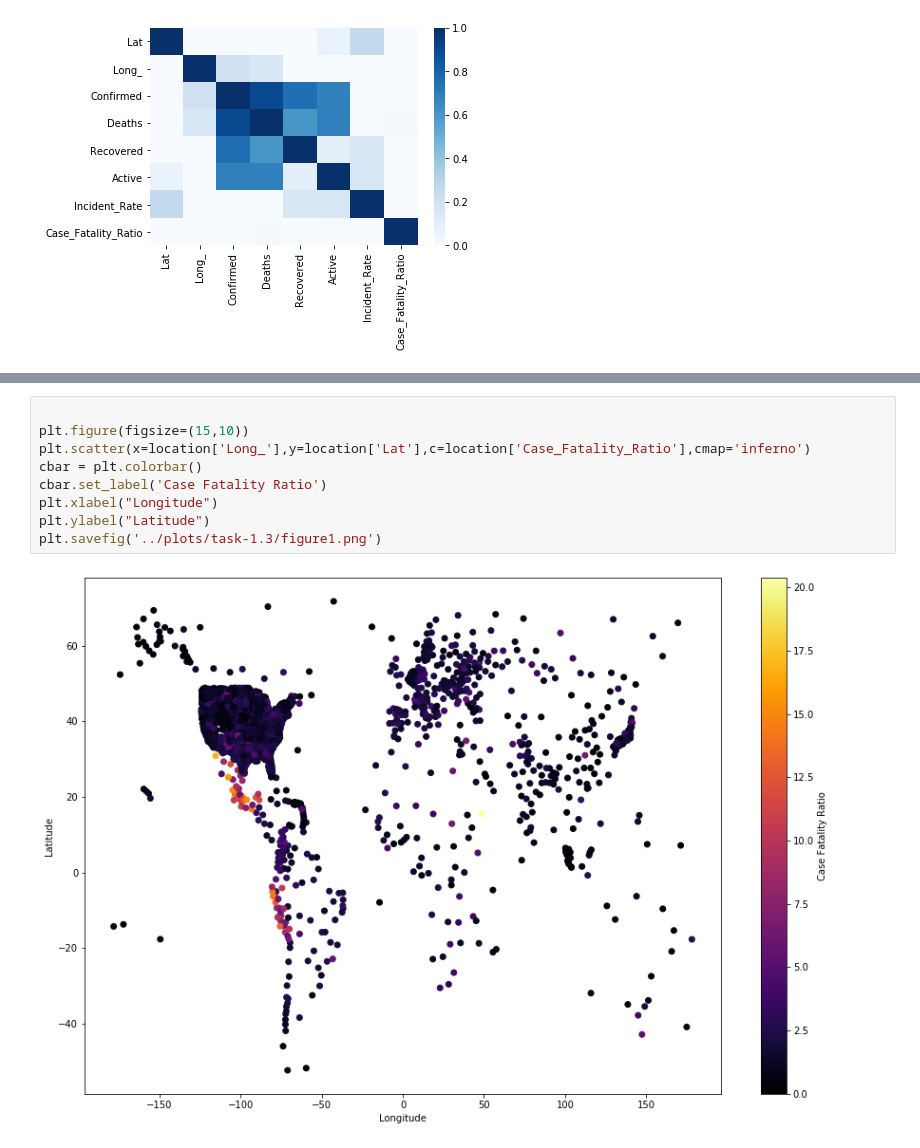
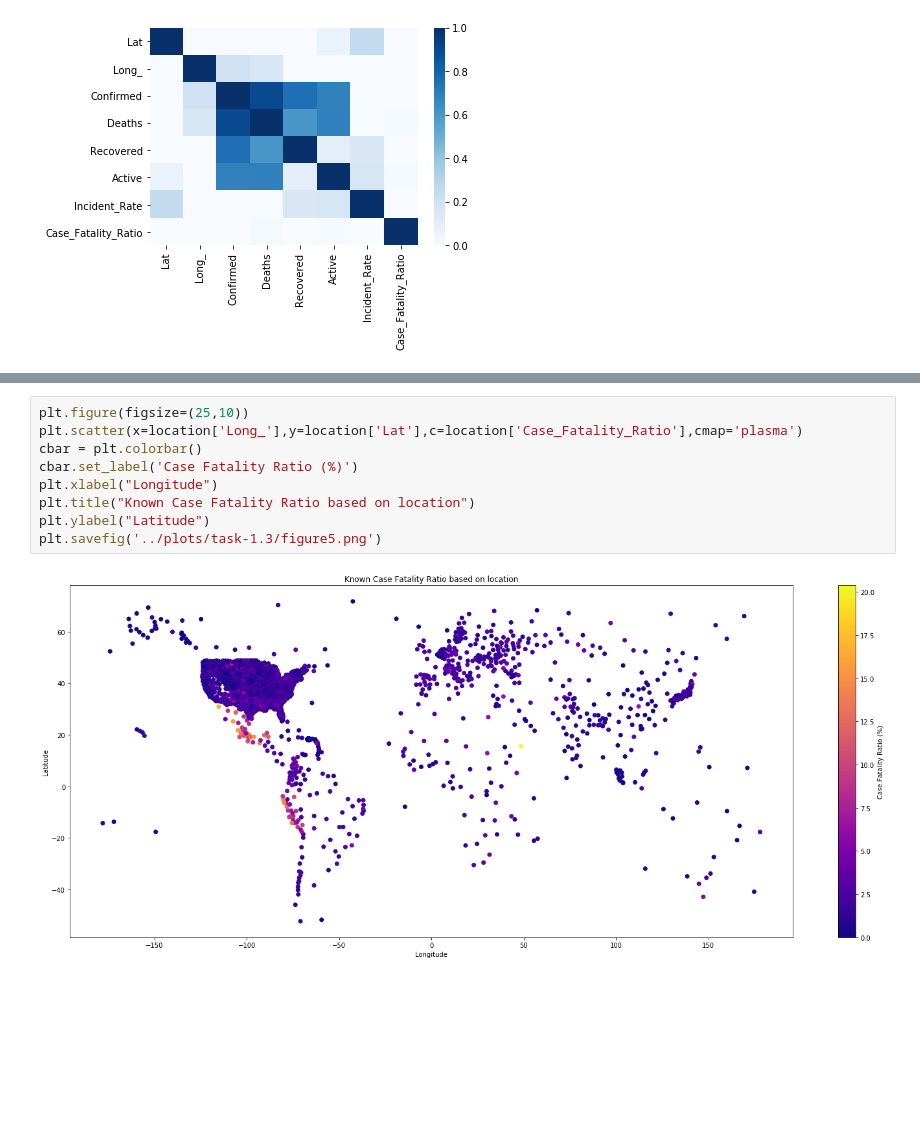
Before and after one commit to Eschaton315/CMPT-459-milestone-1, a Jupyter notebook: code/src/eda.ipynb, the cells around one changed output, grey strips where cells are left out. Saved outputs shown, nothing was run; the diff lists cells and outputs as text; blank space fills up the shorter version.

Commit message:
Adding more plots

```diff
--- a/code/src/eda.ipynb
+++ b/code/src/eda.ipynb
@@ -80,11 +81,11 @@ array([[<matplotlib.axes._subplots.AxesSubplot object at 0x...>]],
 # %%
-
-plt.figure(figsize=(15,10))
-plt.scatter(x=location['Long_'],y=location['Lat'],c=location['Case_Fatality_Ratio'],cmap='inferno')
+plt.figure(figsize=(25,10))
+plt.scatter(x=location['Long_'],y=location['Lat'],c=location['Case_Fatality_Ratio'],cmap='plasma')
 cbar = plt.colorbar()
-cbar.set_label('Case Fatality Ratio')
+cbar.set_label('Case Fatality Ratio (%)')
 plt.xlabel("Longitude")
+plt.title("Known Case Fatality Ratio based on location")
 plt.ylabel("Latitude")
-plt.savefig('../plots/task-1.3/figure1.png')
+plt.savefig('../plots/task-1.3/figure5.png')
 # %% [output]
-[figure, old version]
+[figure, new version]
```
Also changed, not shown: parts of 30 cells of this notebook, 13 other files.
